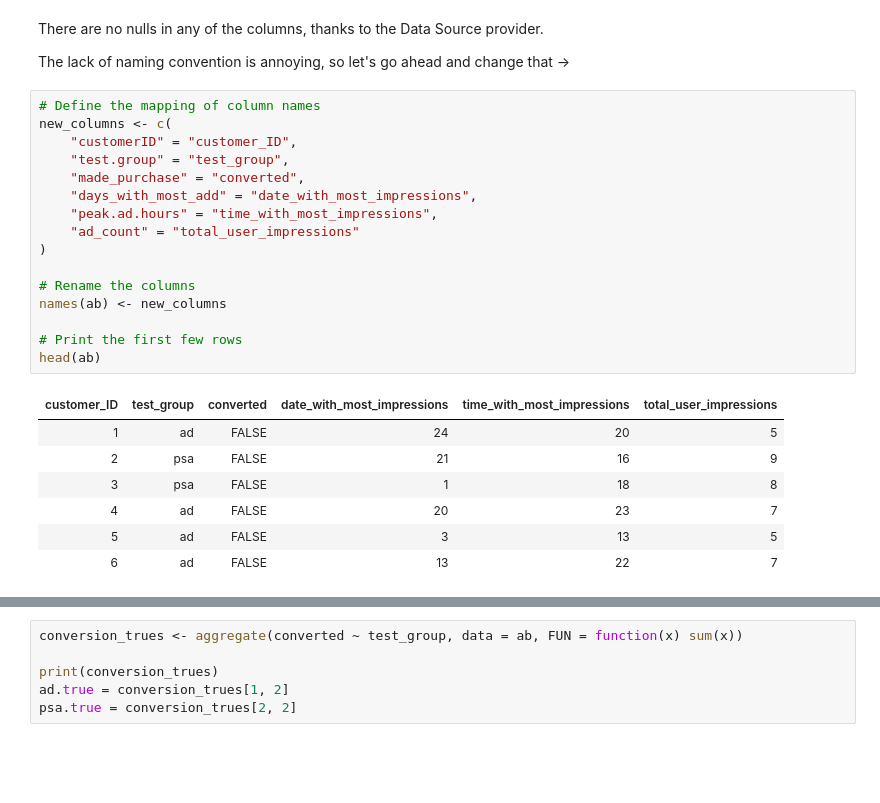
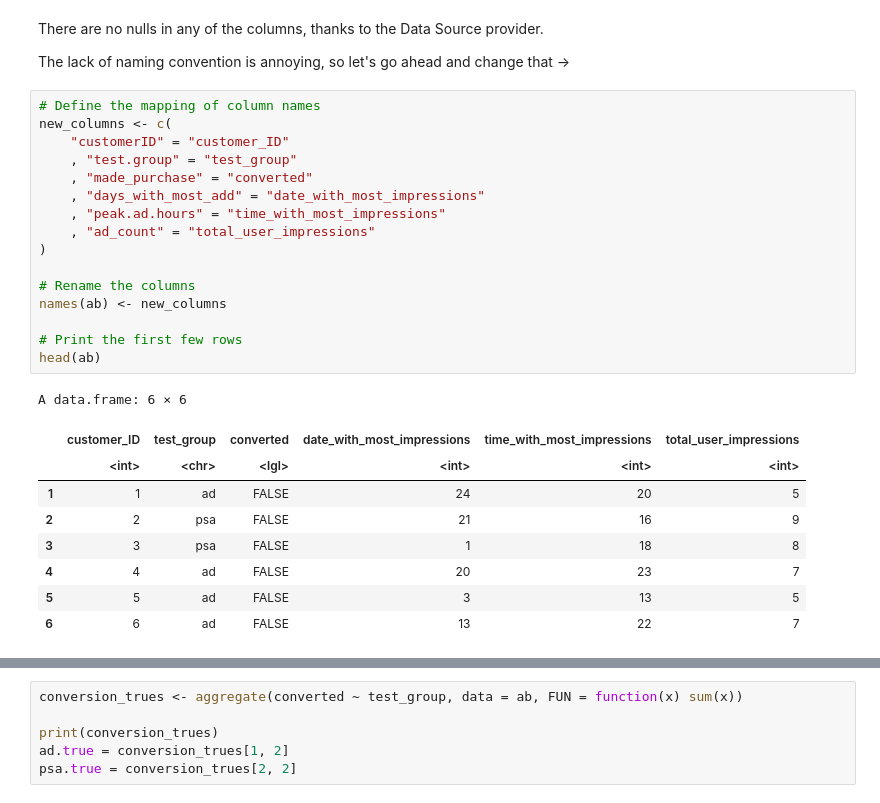
Before and after one commit to FreshOats/Bayesian_Marketing_Analysis, a Jupyter notebook: Bayesian_Marketing_Analysis.ipynb, the cells around one changed output, grey strips where cells are left out. Saved outputs shown, nothing was run; the diff lists cells and outputs as text; blank space fills up the shorter version.

```diff
--- a/Bayesian_Marketing_Analysis.ipynb
+++ b/Bayesian_Marketing_Analysis.ipynb
@@ -130,24 +160,26 @@ The lack of naming convention is annoying, so let's go ahead and change that ->
 # %%
 # Define the mapping of column names
 new_columns <- c(
-    "customerID" = "customer_ID",
-    "test.group" = "test_group",
-    "made_purchase" = "converted",
-    "days_with_most_add" = "date_with_most_impressions",
-    "peak.ad.hours" = "time_with_most_impressions",
-    "ad_count" = "total_user_impressions"
+    "customerID" = "customer_ID"
+    , "test.group" = "test_group"
+    , "made_purchase" = "converted"
+    , "days_with_most_add" = "date_with_most_impressions"
+    , "peak.ad.hours" = "time_with_most_impressions"
+    , "ad_count" = "total_user_impressions"
 )
 
 # Rename the columns
 names(ab) <- new_columns
 
 # Print the first few rows
 head(ab)
 # %% [output]
+A data.frame: 6 × 6
-| customer_ID | test_group | converted | date_with_most_impressions | time_with_most_impressions | total_user_impressions |
-| 1 | ad | FALSE | 24 | 20 | 5 |
-| 2 | psa | FALSE | 21 | 16 | 9 |
-| 3 | psa | FALSE | 1 | 18 | 8 |
-| 4 | ad | FALSE | 20 | 23 | 7 |
-| 5 | ad | FALSE | 3 | 13 | 5 |
-| 6 | ad | FALSE | 13 | 22 | 7 |
+|  | customer_ID | test_group | converted | date_with_most_impressions | time_with_most_impressions | total_user_impressions |
+|  | <int> | <chr> | <lgl> | <int> | <int> | <int> |
+| 1 | 1 | ad | FALSE | 24 | 20 | 5 |
+| 2 | 2 | psa | FALSE | 21 | 16 | 9 |
+| 3 | 3 | psa | FALSE | 1 | 18 | 8 |
+| 4 | 4 | ad | FALSE | 20 | 23 | 7 |
+| 5 | 5 | ad | FALSE | 3 | 13 | 5 |
+| 6 | 6 | ad | FALSE | 13 | 22 | 7 |
```
Also changed, not shown: parts of 28 cells of this notebook, 3 other files.
